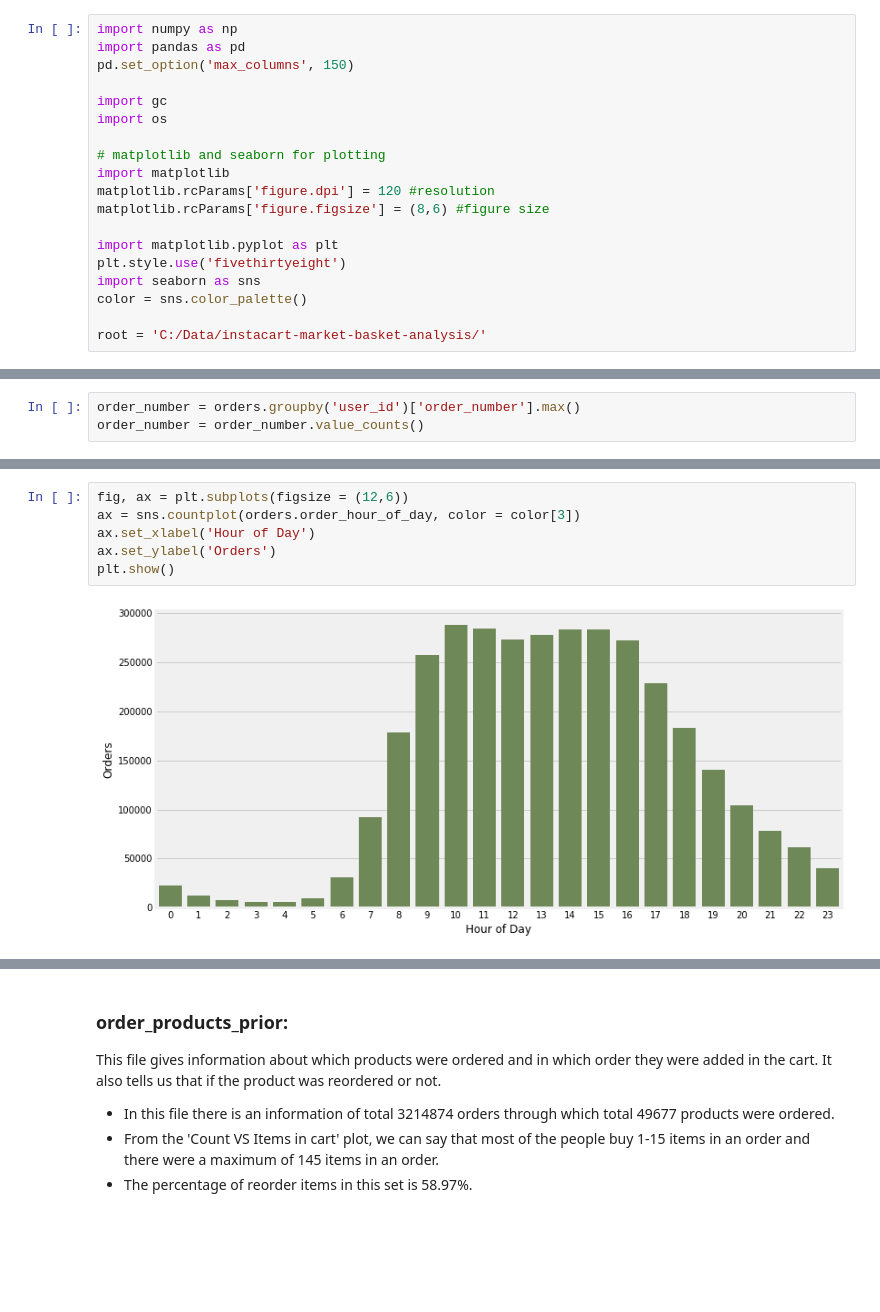
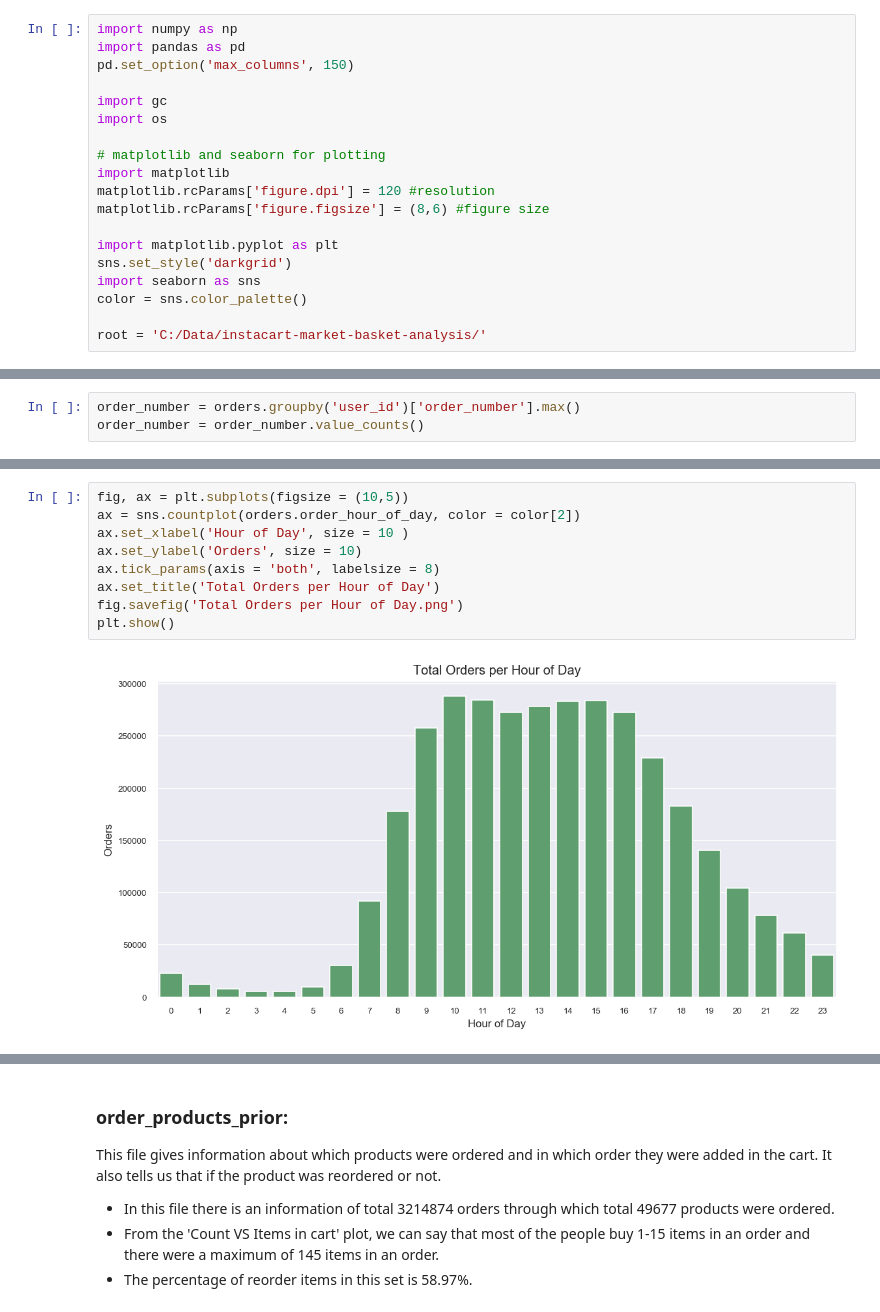
Before and after one commit to archd3sai/Instacart-Market-Basket-Analysis, a Jupyter notebook: Data Description and Analysis.ipynb, the cells around one changed output, grey strips where cells are left out. Saved outputs shown, nothing was run; the diff lists cells and outputs as text; blank space fills up the shorter version.

```diff
--- a/Data Description and Analysis.ipynb
+++ b/Data Description and Analysis.ipynb
@@ -14,7 +14,7 @@ matplotlib.rcParams['figure.dpi'] = 120 #resolution
 matplotlib.rcParams['figure.figsize'] = (8,6) #figure size
 
 import matplotlib.pyplot as plt
-plt.style.use('fivethirtyeight')
+sns.set_style('darkgrid')
 import seaborn as sns
 color = sns.color_palette()
 
@@ -228,9 +249,12 @@ plt.show()
 # %%
-fig, ax = plt.subplots(figsize = (12,6))
-ax = sns.countplot(orders.order_hour_of_day, color = color[3])
-ax.set_xlabel('Hour of Day')
-ax.set_ylabel('Orders')
+fig, ax = plt.subplots(figsize = (10,5))
+ax = sns.countplot(orders.order_hour_of_day, color = color[2])
+ax.set_xlabel('Hour of Day', size = 10 )
+ax.set_ylabel('Orders', size = 10)
+ax.tick_params(axis = 'both', labelsize = 8)
+ax.set_title('Total Orders per Hour of Day')
+fig.savefig('Total Orders per Hour of Day.png')
 plt.show()
 # %% [output]
-[figure, old version]
+[figure, new version]
 # %%
```
Also changed, not shown: parts of 16 cells of this notebook.
